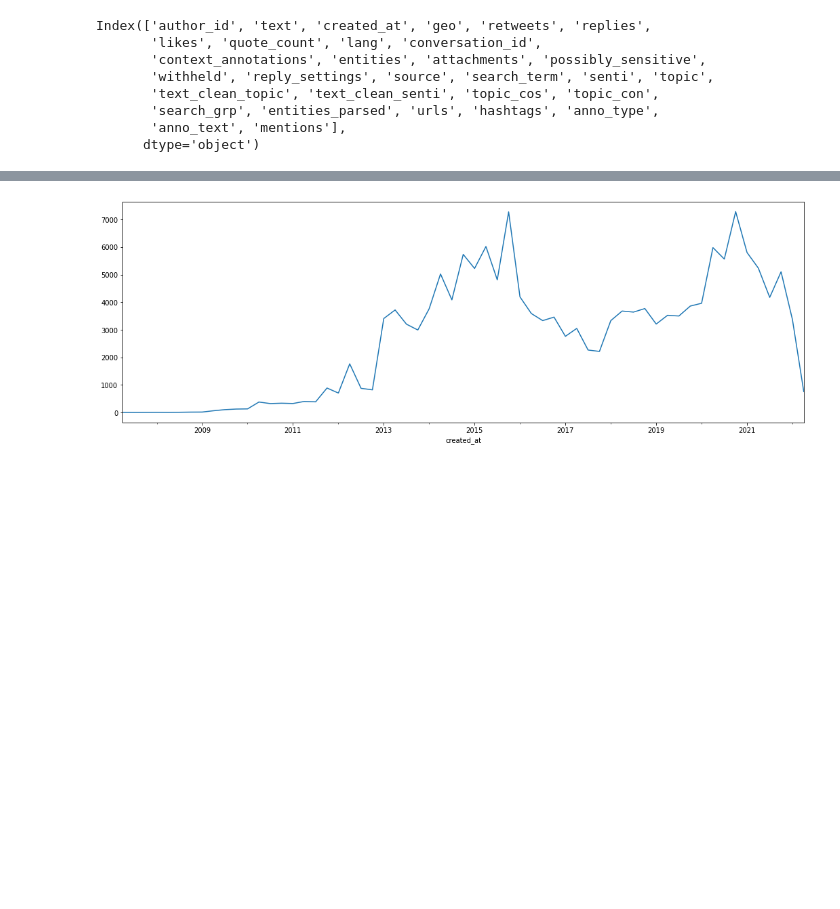
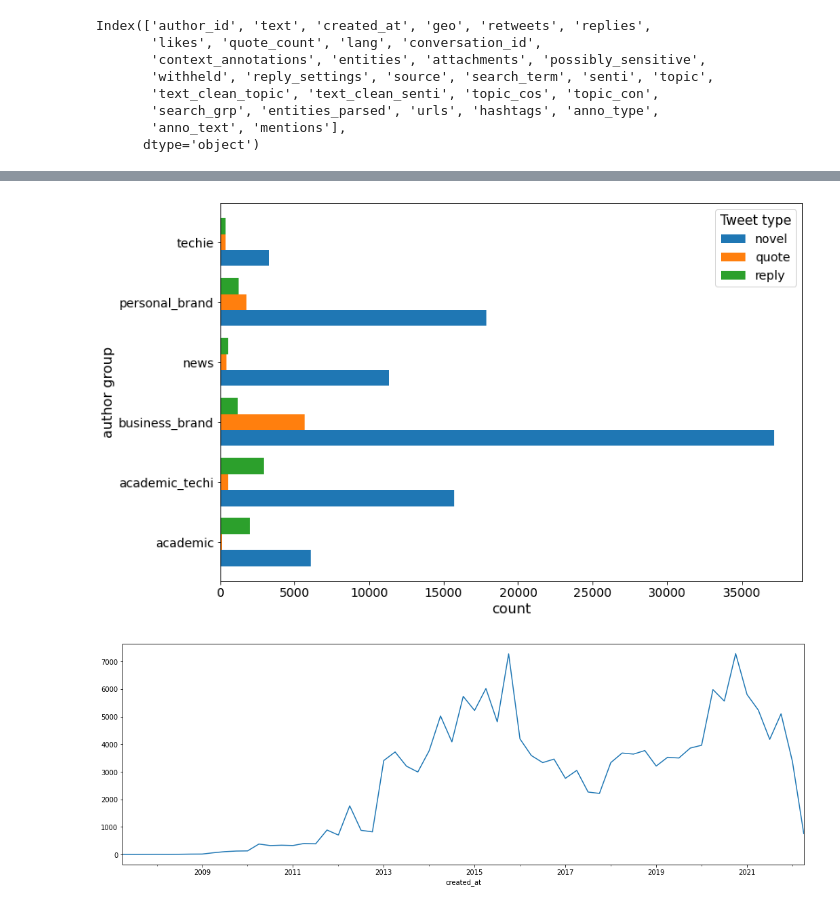
Before and after one commit to rakib062/edtech-scrape, a Jupyter notebook: sec-priv-tweets.ipynb, the cells around one changed output, grey strips where cells are left out. Saved outputs shown, nothing was run; the diff lists cells and outputs as text; code cells hidden in the pictures; blank space fills up the shorter version.

```diff
--- a/sec-priv-tweets.ipynb
+++ b/sec-priv-tweets.ipynb
@@ -218,3 +203,13 @@ df.groupby(['author_group', 'tweet_type']).text.count().sort_values(ascending=Fa
+# %%
+df[df.author_group!='unknown'].groupby(['author_group', 'tweet_type']).text.count().unstack().plot(kind='barh', width=.8, figsize=(12,8))
+plt.yticks(fontsize=14)
+plt.xticks(fontsize=14)
+plt.xlabel('count', fontsize=16)
+plt.ylabel('author group', fontsize=16)
+plt.legend(title="Tweet type", title_fontsize=15, fontsize=14, fancybox=True)
+plt.show()
+# %% [output]
+[figure, added]
 # %%
 plt.figure(figsize=(18,6))
 df.reset_index().set_index('created_at').groupby(pd.Grouper(freq='3M')).text.count().plot()
```
Also changed, not shown: parts of 65 cells of this notebook, 5 other files.
